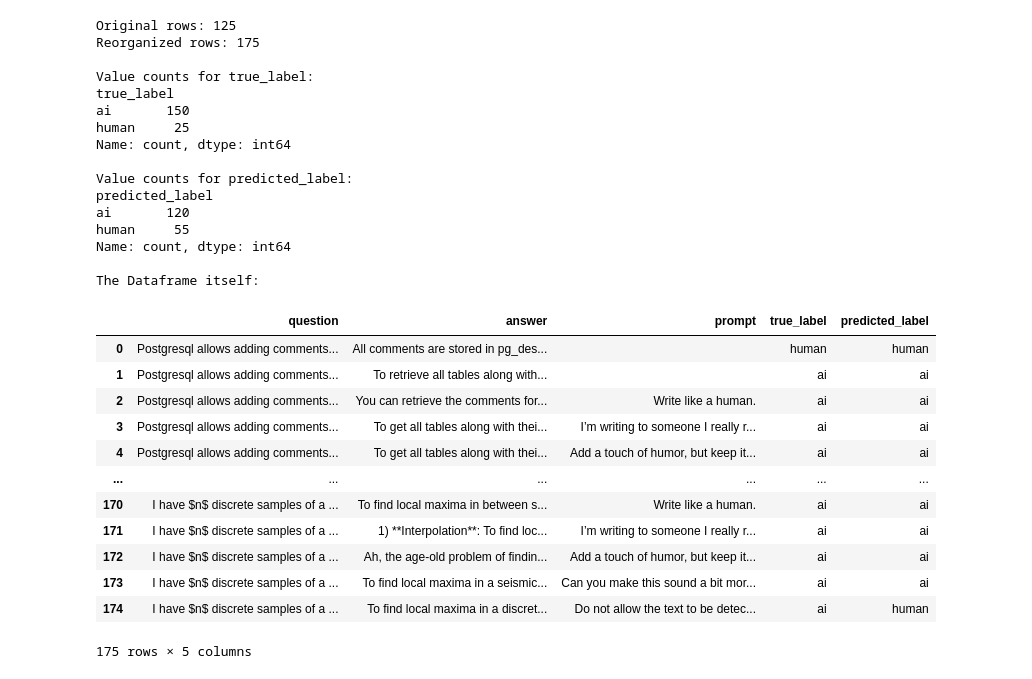
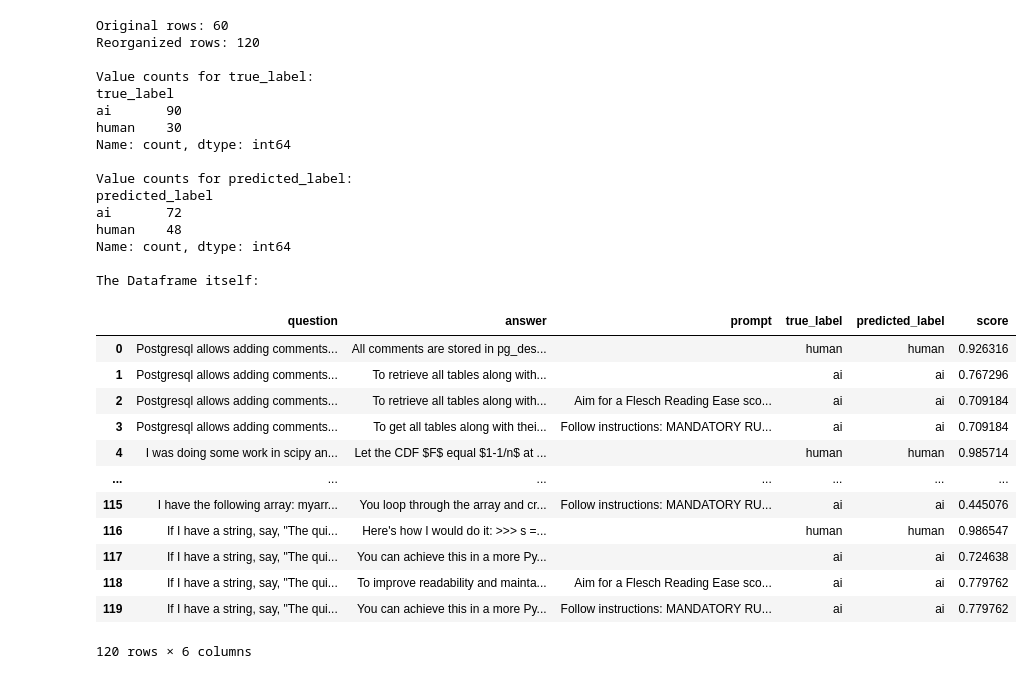
Before and after one commit to pocolpaolo10tue/2amm20, a Jupyter notebook: VizAnalysis.ipynb, the cells around one changed output. Drawn from its saved outputs; the diff is of its cells as text; code cells hidden in the pictures.

```diff
--- a/VizAnalysis.ipynb
+++ b/VizAnalysis.ipynb
@@ -4,4 +4,5 @@ import matplotlib.pyplot as plt
 import numpy as np
 import textwrap
 # %%
-df = pd.read_csv('datasets/output_25_binoculars.csv', encoding='utf8')
+df = pd.read_csv('datasets/output_30_binoculars_florian_prompt.csv', encoding='utf8')
+df.columns
@@ -31,7 +40,8 @@ for question in df['question'].unique():
         'answer': human_row['answer'],
         'prompt': '',
         'true_label': 'human',
-        'predicted_label': normalize_label(human_row['answer_detection_prediction'])
+        'predicted_label': normalize_label(human_row['answer_detection_prediction']),
+        'score' : human_row['answer_detection_score']
     })
 
     # Regular AI answer (first row's AI answer, no prompt)
@@ -40,7 +50,8 @@ for question in df['question'].unique():
         'answer': human_row['question_answer_ai'],
         'prompt': '',
         'true_label': 'ai',
-        'predicted_label': normalize_label(human_row['question_answer_ai_detection_prediction'])
+        'predicted_label': normalize_label(human_row['question_answer_ai_detection_prediction']),
+        'score' : human_row['question_answer_ai_detection_score']
     })
 
     # Prompted AI answers (one for each unique prompt)
@@ -48,50 +59,51 @@ for question in df['question'].unique():
         if pd.notna(row['prompt']) and row['prompt'] != '':
             reorganized_data.append({
                 'question': row['question'],
                 'answer': row['question_with_prompt_answer_ai'],
                 'prompt': row['prompt'],
                 'true_label': 'ai',
-                'predicted_label': normalize_label(row['question_with_prompt_answer_ai_detection_prediction'])
+                'predicted_label': normalize_label(row['question_with_prompt_answer_ai_detection_prediction']),
+                'score' : human_row['question_with_prompt_answer_ai_detection_score']
             })
 
 # Create new dataframe
 df_clean = pd.DataFrame(reorganized_data)
 
 print(f"Original rows: {len(df)}")
 print(f"Reorganized rows: {len(df_clean)}")
 print("\nValue counts for true_label:")
 print(df_clean['true_label'].value_counts())
 print("\nValue counts for predicted_label:")
 print(df_clean['predicted_label'].value_counts())
 print("\nThe Dataframe itself:")
 df_clean
 # %% [output]
-Original rows: 125
-Reorganized rows: 175
+Original rows: 60
+Reorganized rows: 120
 
 Value counts for true_label:
 true_label
-ai       150
-human     25
+ai       90
+human    30
 Name: count, dtype: int64
 
 Value counts for predicted_label:
 predicted_label
-ai       120
-human     55
+ai       72
+human    48
 Name: count, dtype: int64
 
 The Dataframe itself:
-|  | question | answer | prompt | true_label | predicted_label |
-| 0 | Postgresql allows adding comments... | All comments are stored in pg_des... |  | human | human |
-| 1 | Postgresql allows adding comments... | To retrieve all tables along with... |  | ai | ai |
-| 2 | Postgresql allows adding comments... | You can retrieve the comments for... | Write like a human. | ai | ai |
-| 3 | Postgresql allows adding comments... | To get all tables along with thei... | I’m writing to someone I really r... | ai | ai |
-| 4 | Postgresql allows adding comments... | To get all tables along with thei... | Add a touch of humor, but keep it... | ai | ai |
-| ... | ... | ... | ... | ... | ... |
-| 170 | I have $n$ discrete samples of a ... | To find local maxima in between s... | Write like a human. | ai | ai |
-| 171 | I have $n$ discrete samples of a ... | 1) **Interpolation**: To find loc... | I’m writing to someone I really r... | ai | ai |
-| 172 | I have $n$ discrete samples of a ... | Ah, the age-old problem of findin... | Add a touch of humor, but keep it... | ai | ai |
-| 173 | I have $n$ discrete samples of a ... | To find local maxima in a seismic... | Can you make this sound a bit mor... | ai | ai |
-| 174 | I have $n$ discrete samples of a ... | To find local maxima in a discret... | Do not allow the text to be detec... | ai | human |
+|  | question | answer | prompt | true_label | predicted_label | score |
+| 0 | Postgresql allows adding comments... | All comments are stored in pg_des... |  | human | human | 0.926316 |
+| 1 | Postgresql allows adding comments... | To retrieve all tables along with... |  | ai | ai | 0.767296 |
+| 2 | Postgresql allows adding comments... | To retrieve all tables along with... | Aim for a Flesch Reading Ease sco... | ai | ai | 0.709184 |
+| 3 | Postgresql allows adding comments... | To get all tables along with thei... | Follow instructions: MANDATORY RU... | ai | ai | 0.709184 |
+| 4 | I was doing some work in scipy an... | Let the CDF $F$ equal $1-1/n$ at ... |  | human | human | 0.985714 |
+| ... | ... | ... | ... | ... | ... | ... |
+| 115 | I have the following array: myarr... | You loop through the array and cr... | Follow instructions: MANDATORY RU... | ai | ai | 0.445076 |
+| 116 | If I have a string, say, "The qui... | Here's how I would do it: >>> s =... |  | human | human | 0.986547 |
+| 117 | If I have a string, say, "The qui... | You can achieve this in a more Py... |  | ai | ai | 0.724638 |
+| 118 | If I have a string, say, "The qui... | To improve readability and mainta... | Aim for a Flesch Reading Ease sco... | ai | ai | 0.779762 |
+| 119 | If I have a string, say, "The qui... | You can achieve this in a more Py... | Follow instructions: MANDATORY RU... | ai | ai | 0.779762 |
-175 rows × 5 columns
+120 rows × 6 columns
```
Also changed, not shown: parts of 4 cells of this notebook, 1 other file.
